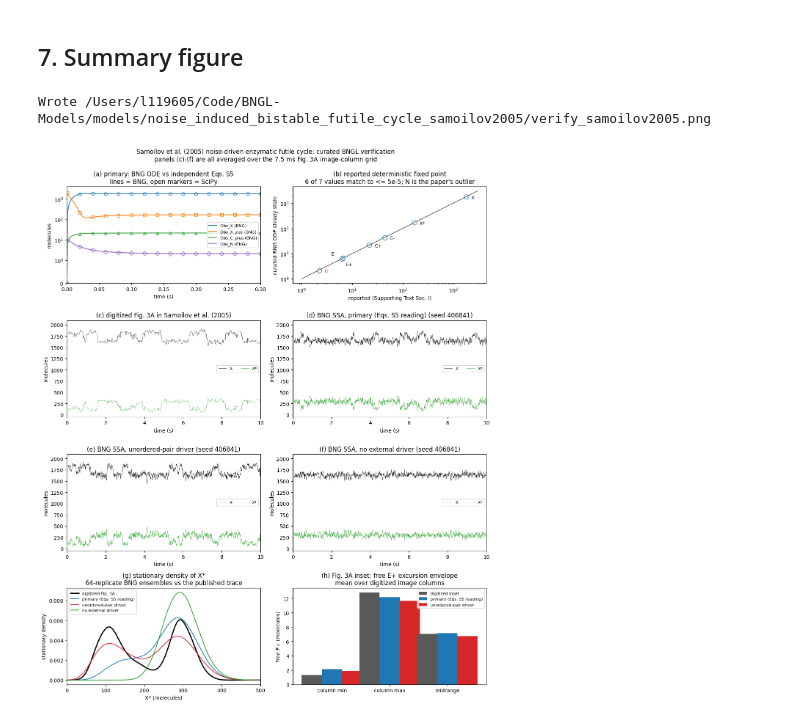
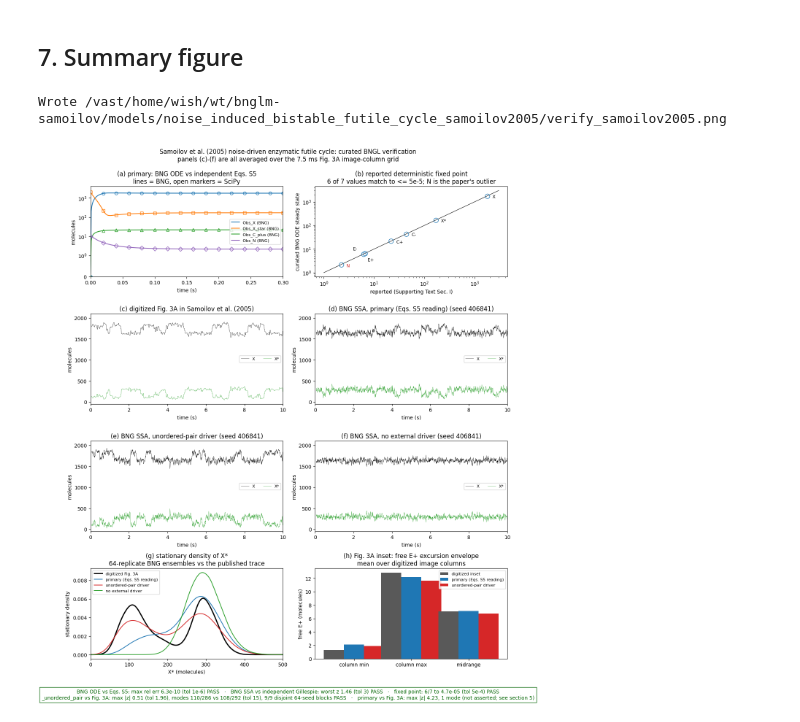
Before and after one commit to wshlavacek/BNGL-Models, a Jupyter notebook: models/noise_induced_bistable_futile_cycle_samoilov2005/verify_samoilov2005.ipynb, the cells around one changed output. Drawn from its saved outputs; the diff is of its cells as text; code cells hidden in the pictures.

```diff
--- a/models/noise_induced_bistable_futile_cycle_samoilov2005/verify_samoilov2005.ipynb
+++ b/models/noise_induced_bistable_futile_cycle_samoilov2005/verify_samoilov2005.ipynb
@@ -111,7 +111,10 @@ def find_bng2():
     ]
     for candidate in candidates:
         if candidate and Path(candidate).is_file():
-            return Path(candidate).resolve()
+            # absolute(), not resolve(): run_network is taken from beside the BNG2.pl the
+            # caller named, which may be a symlink into a stock tree whose own binaries
+            # cannot run on this host.
+            return Path(candidate).absolute()
     raise FileNotFoundError(
         "Set BNG2_PL to a BioNetGen 2.9.3 BNG2.pl executable before running this notebook."
     )
@@ -579,6 +590,8 @@ print(f"Fig. 3A main panel: {len(traces)} digitized columns spanning "
 print(f"Fig. 3A inset:      {len(inset)} digitized columns")
 
 GRID = np.linspace(0.0, 600.0, 1201)
+Z_TOL = 1.96        # central 95% of the ensemble
+MODE_TOL = 15.0     # molecules; about twice the 6.7-molecule axis calibration residual
 
 
 def density_modes(sample, bw=0.18):
@@ -625,6 +638,25 @@ for key in DRIVEN:
     modes = model_density[key][0]
     print(f"{key:15s} X* stationary modes: {np.round(modes, 0)}  "
           f"(published {np.round(published_modes, 0)})")
+
+
+def fig3a_passes(table, modes):
+    """The asserted Fig. 3A criterion for one model's ensemble."""
+    z_ok = bool((table["z"].abs() <= Z_TOL).all())
+    modes_ok = len(modes) == 2 and bool(
+        np.all(np.abs(np.sort(modes) - np.sort(published_modes)) <= MODE_TOL))
+    return z_ok, modes_ok
+
+
+assert len(published_modes) == 2
+up_z_ok, up_modes_ok = fig3a_passes(fig3a[fig3a["model"] == "unordered_pair"],
+                                    model_density["unordered_pair"][0])
+up_offsets = np.abs(np.sort(model_density["unordered_pair"][0]) - np.sort(published_modes))
+print(f"\nunordered_pair: max |z| = {fig3a[fig3a['model'] == 'unordered_pair']['z'].abs().max():.2f} "
+      f"(tol {Z_TOL}); mode offsets {np.round(up_offsets, 0)} molecules (tol {MODE_TOL:g})")
+assert up_z_ok, "unordered_pair: a Fig. 3A statistic lies outside the ensemble's central 95%"
+assert up_modes_ok, "unordered_pair: the X* density modes do not match the published two"
+print("PASS: the unordered-pair variant reproduces the digitized Fig. 3A statistics and both modes.")
 # %% [output]
 Fig. 3A main panel: 1333 digitized columns spanning t = 0.056..9.996
 Fig. 3A inset:      398 digitized columns
@@ -866,36 +1018,49 @@ for (row, col), key, tag in [((1, 1), "primary", "(d)"), ((2, 0), "unordered_pai
 ax = axes[3, 0]
 ax.plot(GRID, published_density, "k-", lw=2.2, label="digitized Fig. 3A")
 for key in VARIANTS:
     ax.plot(GRID, model_density[key][1], "-", lw=1.4, color=COLORS[key], label=LABELS[key])
 ax.set_xlim(0, 500)
 ax.set_xlabel("X* (molecules)")
 ax.set_ylabel("stationary density")
 ax.set_title("(g) stationary density of X*\n64-replicate BNG ensembles vs the published trace")
 ax.legend(fontsize=8)
 
 # (h) E+ envelope
 ax = axes[3, 1]
 width = 0.35
 for i, (name, value) in enumerate(published_inset.items()):
     ax.bar(i - width, value, width, color="0.35", label="digitized inset" if i == 0 else None)
     for j, key in enumerate(DRIVEN):
         ax.bar(i + j * width, model_inset[key][name], width, color=COLORS[key],
                label=LABELS[key] if i == 0 else None)
 ax.set_xticks(range(3))
 ax.set_xticklabels(["column min", "column max", "midrange"])
 ax.set_ylabel("free E+ (molecules)")
 ax.set_title("(h) Fig. 3A inset: free E+ excursion envelope\nmean over digitized image columns")
 ax.legend(fontsize=8)
 
 fig.suptitle("Samoilov et al. (2005) noise-driven enzymatic futile cycle: curated BNGL "
              "verification\npanels (c)-(f) are all averaged over the 7.5 ms Fig. 3A "
              "image-column grid", fontsize=12)
-fig.tight_layout(rect=(0, 0, 1, 0.985))
+up_fig3a = fig3a[fig3a["model"] == "unordered_pair"]
+verdict = (
+    f"BNG ODE vs Eqs. S5: max rel err {ode['max_rel_err'].max():.1e} (tol 1e-6) PASS   ·   "
+    f"BNG SSA vs independent Gillespie: worst z {indep['z'].max():.2f} (tol 3) PASS   ·   "
+    f"fixed point: 6/7 to {agree['rel_err'].max():.1e} (tol 5e-4) PASS\n"
+    f"_unordered_pair vs Fig. 3A: max |z| {up_fig3a['z'].abs().max():.2f} (tol 1.96), modes "
+    f"{'/'.join(f'{m:.0f}' for m in np.sort(model_density['unordered_pair'][0]))} vs "
+    f"{'/'.join(f'{m:.0f}' for m in np.sort(published_modes))} (tol {MODE_TOL:g}), "
+    f"{int(seed_blocks['pass'].sum())}/{len(seed_blocks)} disjoint 64-seed blocks PASS   ·   "
+    f"primary vs Fig. 3A: max |z| {fig3a[fig3a['model'] == 'primary']['z'].abs().max():.2f}, "
+    f"{len(model_density['primary'][0])} mode (not asserted; see section 5)")
+fig.text(0.5, 0.004, verdict, ha="center", va="bottom", fontsize=10, color="darkgreen",
+         bbox={"fc": "white", "ec": "darkgreen", "pad": 4})
+fig.tight_layout(rect=(0, 0.04, 1, 0.985))
 fig.savefig(MODEL_DIR / "verify_samoilov2005.png", dpi=130)
 print(f"Wrote {MODEL_DIR / 'verify_samoilov2005.png'}")
 # %% [output]
-Wrote /Users/l119605/Code/BNGL-Models/models/noise_induced_bistable_futile_cycle_samoilov2005/verify_samoilov2005.png
+Wrote /vast/home/wish/wt/bnglm-samoilov/models/noise_induced_bistable_futile_cycle_samoilov2005/verify_samoilov2005.png
-[figure, old version]
+[figure, new version]
 # %% [markdown]
 ## 8. Summary
 
```
Also changed, not shown: parts of 11 cells of this notebook, 3 other files.
